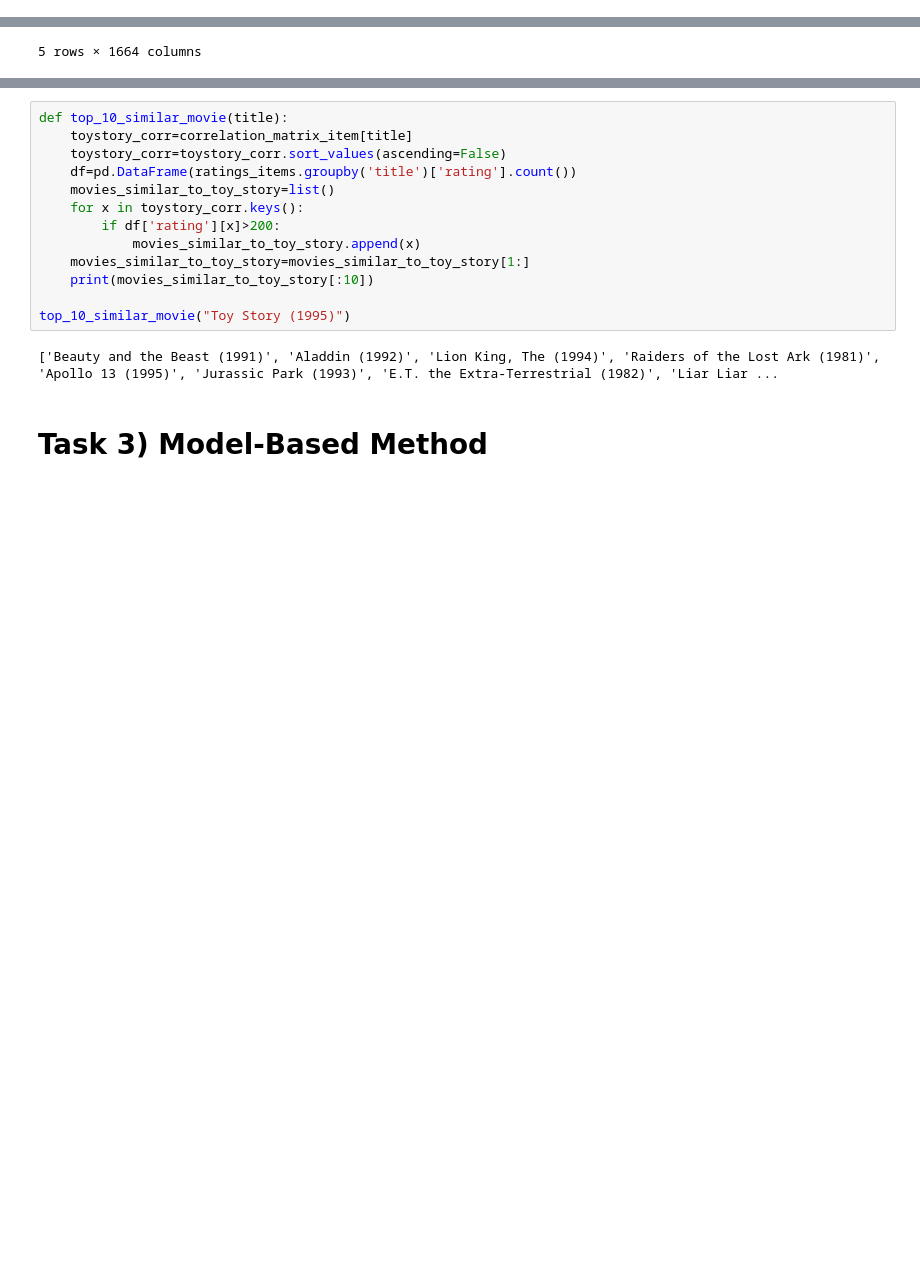
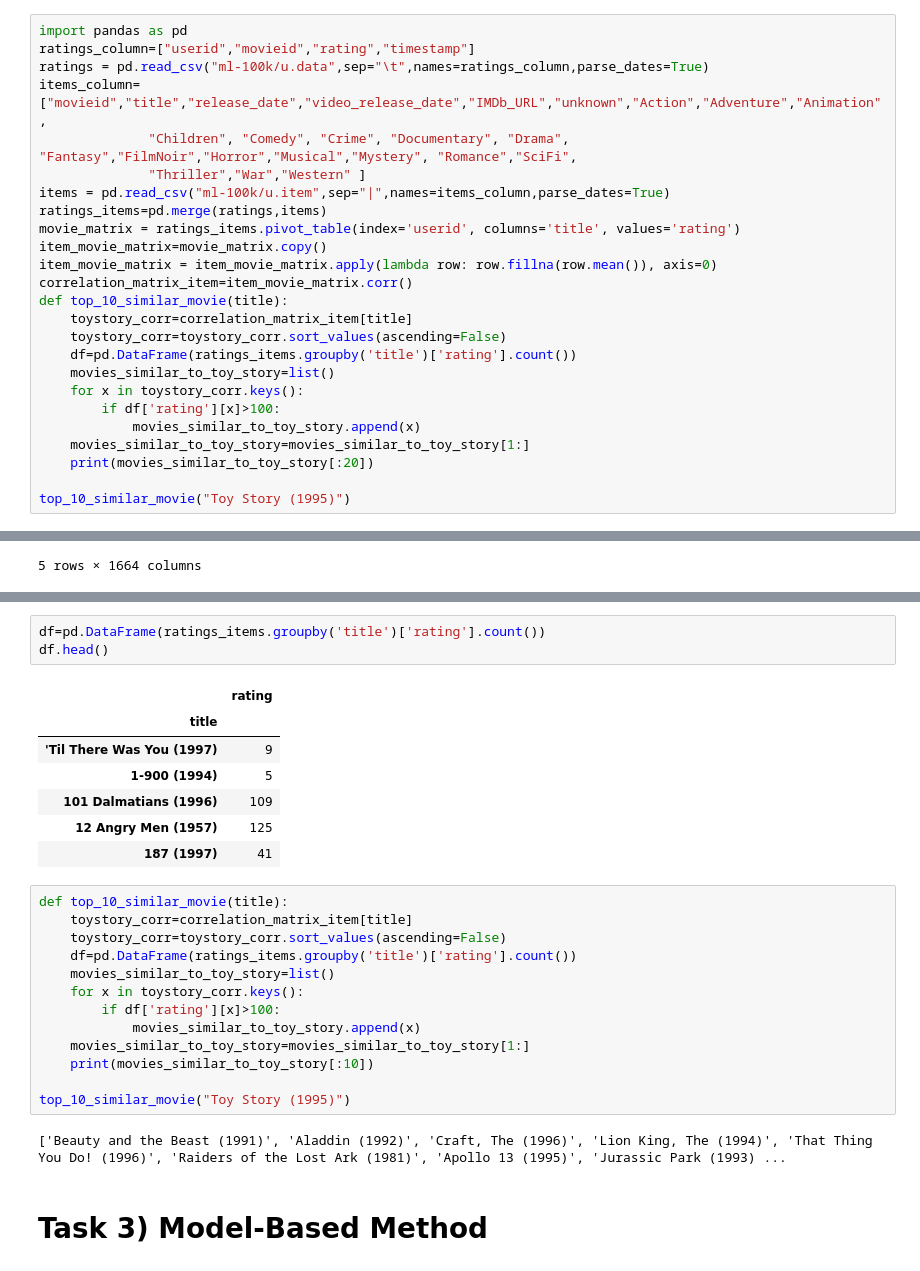
Before and after one commit to AASF-IIITM/Movie-Recommendation-System, a Jupyter notebook: MovieLens.ipynb, the cells around one changed output, grey strips where cells are left out. Cells and saved outputs as stored; diff of their text form; blank space fills up the shorter version.

```diff
--- a/MovieLens.ipynb
+++ b/MovieLens.ipynb
@@ -385,3 +373,28 @@ print(predict("Toy Story (1995)"))
 3.914978752498505
 # %% [markdown]
 ### Item-based collaborative filtering
+# %%
+import pandas as pd
+ratings_column=["userid","movieid","rating","timestamp"]
+ratings = pd.read_csv("ml-100k/u.data",sep="\t",names=ratings_column,parse_dates=True)
+items_column=["movieid","title","release_date","video_release_date","IMDb_URL","unknown","Action","Adventure","Animation",
+              "Children", "Comedy", "Crime", "Documentary", "Drama", "Fantasy","FilmNoir","Horror","Musical","Mystery", "Romance","SciFi",
+              "Thriller","War","Western" ]
+items = pd.read_csv("ml-100k/u.item",sep="|",names=items_column,parse_dates=True)
+ratings_items=pd.merge(ratings,items)
+movie_matrix = ratings_items.pivot_table(index='userid', columns='title', values='rating')
+item_movie_matrix=movie_matrix.copy()
+item_movie_matrix = item_movie_matrix.apply(lambda row: row.fillna(row.mean()), axis=0)
+correlation_matrix_item=item_movie_matrix.corr()
+def top_10_similar_movie(title):
+    toystory_corr=correlation_matrix_item[title]
+    toystory_corr=toystory_corr.sort_values(ascending=False)
+    df=pd.DataFrame(ratings_items.groupby('title')['rating'].count())
+    movies_similar_to_toy_story=list()
+    for x in toystory_corr.keys():
+        if df['rating'][x]>100:
+            movies_similar_to_toy_story.append(x)
+    movies_similar_to_toy_story=movies_similar_to_toy_story[1:]
+    print(movies_similar_to_toy_story[:20])
+
+top_10_similar_movie("Toy Story (1995)")
@@ -402,3 +440,14 @@ correlation_matrix_item.head()
+# %%
+df=pd.DataFrame(ratings_items.groupby('title')['rating'].count())
+df.head()
+# %% [output]
+|  | rating |
+| title |  |
+| 'Til There Was You (1997) | 9 |
+| 1-900 (1994) | 5 |
+| 101 Dalmatians (1996) | 109 |
+| 12 Angry Men (1957) | 125 |
+| 187 (1997) | 41 |
 # %%
 def top_10_similar_movie(title):
     toystory_corr=correlation_matrix_item[title]
@@ -406,14 +455,14 @@ def top_10_similar_movie(title):
     df=pd.DataFrame(ratings_items.groupby('title')['rating'].count())
     movies_similar_to_toy_story=list()
     for x in toystory_corr.keys():
-        if df['rating'][x]>200:
+        if df['rating'][x]>100:
             movies_similar_to_toy_story.append(x)
     movies_similar_to_toy_story=movies_similar_to_toy_story[1:]
     print(movies_similar_to_toy_story[:10])
 
 top_10_similar_movie("Toy Story (1995)")
 # %% [output]
-['Beauty and the Beast (1991)', 'Aladdin (1992)', 'Lion King, The (1994)', 'Raiders of the Lost Ark (1981)', 'Apollo 13 (1995)', 'Jurassic Park (1993)', 'E.T. the Extra-Terrestrial (1982)', 'Liar Liar ...
+['Beauty and the Beast (1991)', 'Aladdin (1992)', 'Craft, The (1996)', 'Lion King, The (1994)', 'That Thing You Do! (1996)', 'Raiders of the Lost Ark (1981)', 'Apollo 13 (1995)', 'Jurassic Park (1993) ...
 # %% [markdown]
 # Task 3) Model-Based Method
 # %%
```
Also changed, not shown: parts of 46 cells of this notebook.
